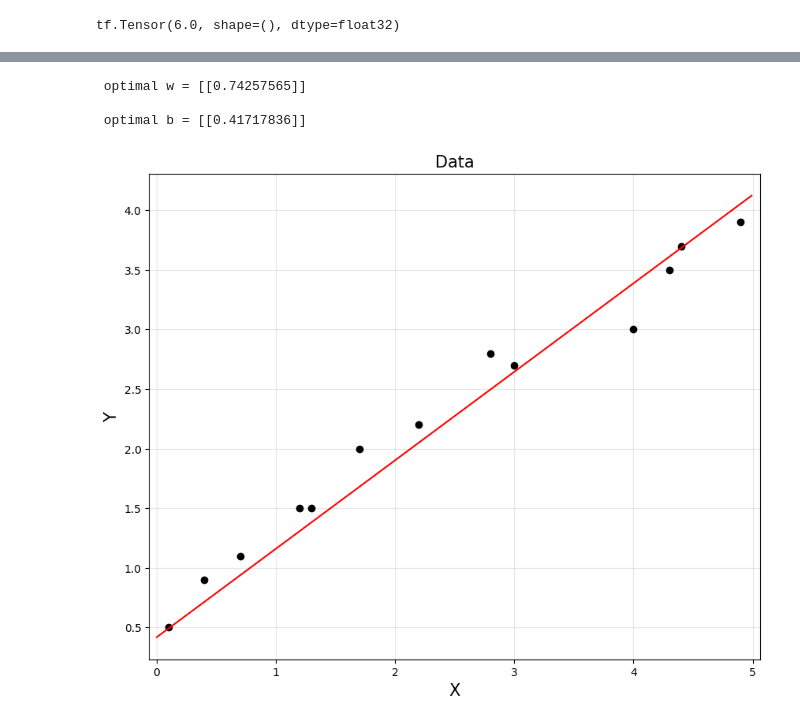
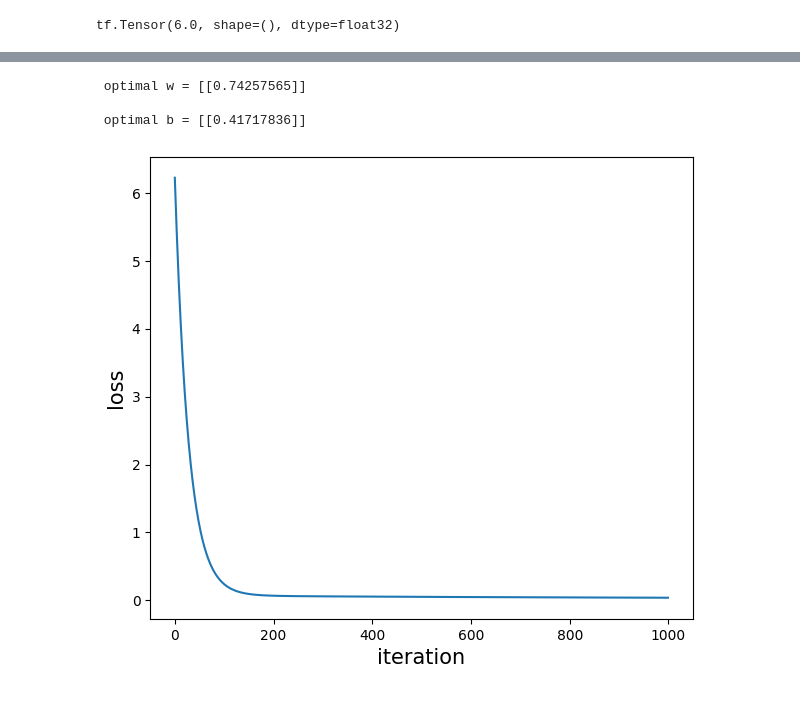
Before and after one commit to jooyongsim/AI_tutorials_2023, a Jupyter notebook: notebooks/01_ANN.ipynb, the cells around one changed output, grey strips where cells are left out. Cells and saved outputs as stored; diff of their text form; code cells hidden in the pictures.

```diff
--- a/notebooks/01_ANN.ipynb
+++ b/notebooks/01_ANN.ipynb
@@ -15,6 +15,7 @@ import numpy as np
 import matplotlib.pyplot as plt
 import tensorflow as tf
 %matplotlib inline
+plt.rcParams['figure.figsize'] = [7, 6]
 
 x = tf.constant(3.0)
 with tf.GradientTape() as g:
@@ -59,40 +81,31 @@ train_x.shape, w.shape, train_y.shape
 # %%
-import tensorflow as tf
 LR = 0.001
 n_iter = 10000
 
 w = tf.Variable([[0]], dtype = tf.float32)
 b = tf.Variable([[0]], dtype = tf.float32)
 
 loss_record = []
 for i in range(1000):
     with tf.GradientTape() as tape:
         cost = tf.reduce_mean(tf.square(w*train_x + b - train_y))
         w_grad, b_grad = tape.gradient(cost, [w,b])
 
     loss_record.append(cost)
     w.assign_sub(LR * w_grad)
     b.assign_sub(LR * b_grad)
 print("\n optimal w =", w.numpy())
 print("\n optimal b =", b.numpy())
 w_val = w.numpy()
 b_val = b.numpy()
 
-xp = np.arange(0, 5, 0.01).reshape(-1, 1)
-yp = w_val*xp + b_val
-
-plt.figure(figsize = (10,8))
-plt.plot(train_x, train_y, 'ko')
-plt.plot(xp, yp, 'r')
-plt.title('Data', fontsize = 15)
-plt.xlabel('X', fontsize = 15)
-plt.ylabel('Y', fontsize = 15)
-plt.axis('equal')
-plt.grid(alpha = 0.3)
-plt.xlim([0, 5])
+plt.figure()
+plt.plot(loss_record)
+plt.xlabel('iteration', fontsize = 15)
+plt.ylabel('loss', fontsize = 15)
 plt.show()
 # %% [output]
  optimal w = [[0.74257565]]
 
  optimal b = [[0.41717836]]
-[figure, old version]
+[figure, new version]
```
Also changed, not shown: parts of 21 cells of this notebook.
